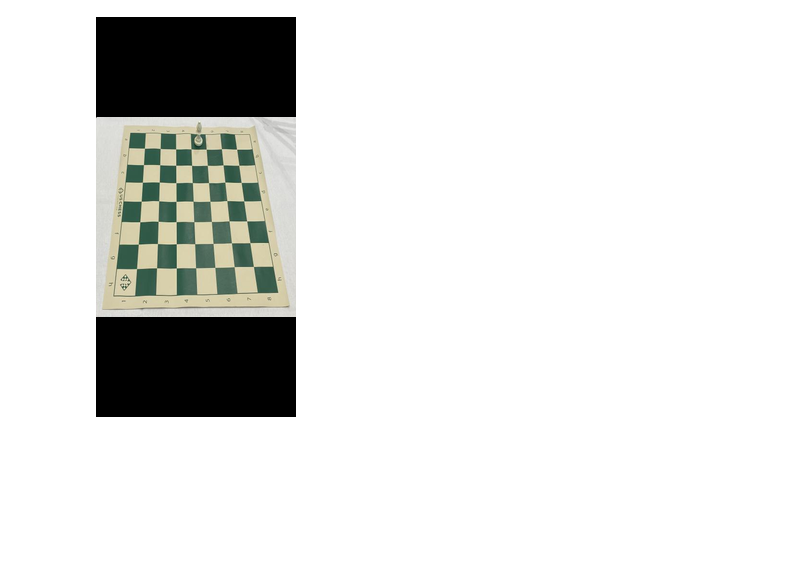
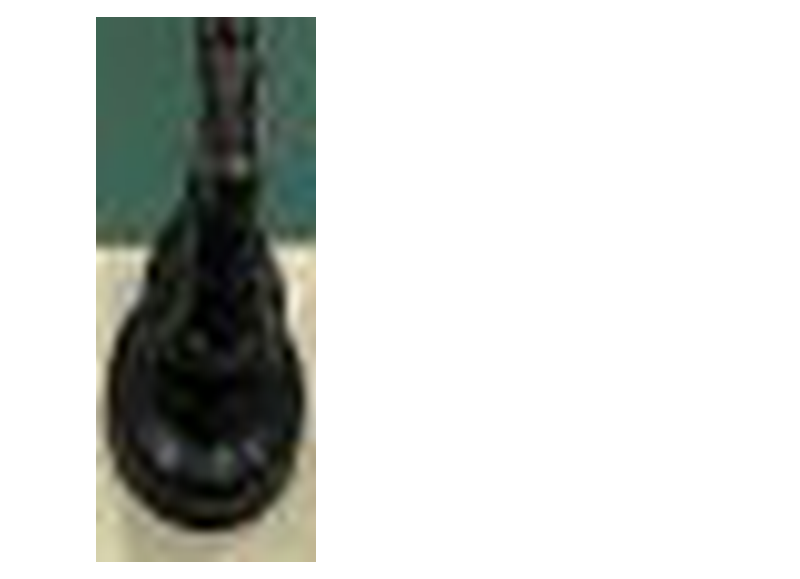
Before and after one commit to prakol16/chess-recognition, a Jupyter notebook: preprocessing/testing.ipynb, the cells around one changed output. Saved outputs shown, nothing was run; the diff lists cells and outputs as text; code cells hidden in the pictures; blank space fills up the shorter version.

Commit message:
Updated processing of robo images

```diff
--- a/preprocessing/testing.ipynb
+++ b/preprocessing/testing.ipynb
@@ -44,7 +47,7 @@ def modify_image(img_path, ds_w, ds_h, crop=None):
     img = Image.open(img_path)
     if crop is not None:
         x, y, w, h = crop
-        img = img.crop((x, y, x+w, y+h))
+        img = img.crop((x - w/2, y - h/2, x + w/2, y + h/2))
     else:
         w, h = img.size
     if w / h < ds_w / ds_h:
@@ -58,8 +61,8 @@ def modify_image(img_path, ds_w, ds_h, crop=None):
     result.paste(img.resize((new_width, new_height), Image.ANTIALIAS),
                  (round(ds_w / 2 - new_width / 2), round(ds_h / 2 - new_height / 2)))
     return result
-# %%
-modify_image("../data/robo/test/0b47311f426ff926578c9d738d683e76_jpg.rf.40183eae584a653181bbd795ba3c353f.jpg", 200, 400)#, crop=(144, 0, 100, 100))
-# %% [output]
-[figure, removed]
+# %%
+modify_image("../data/robo/test/654bb8835258b26c466b1c19893df451_jpg.rf.55fb7f23a4422a80793f01e152fabe4d.jpg", 220, 545, crop=(220.5, 145, 22, 54.5))
+# %% [output]
+[figure, added]
 # %%
```
Also changed, not shown: parts of 9 cells of this notebook.
